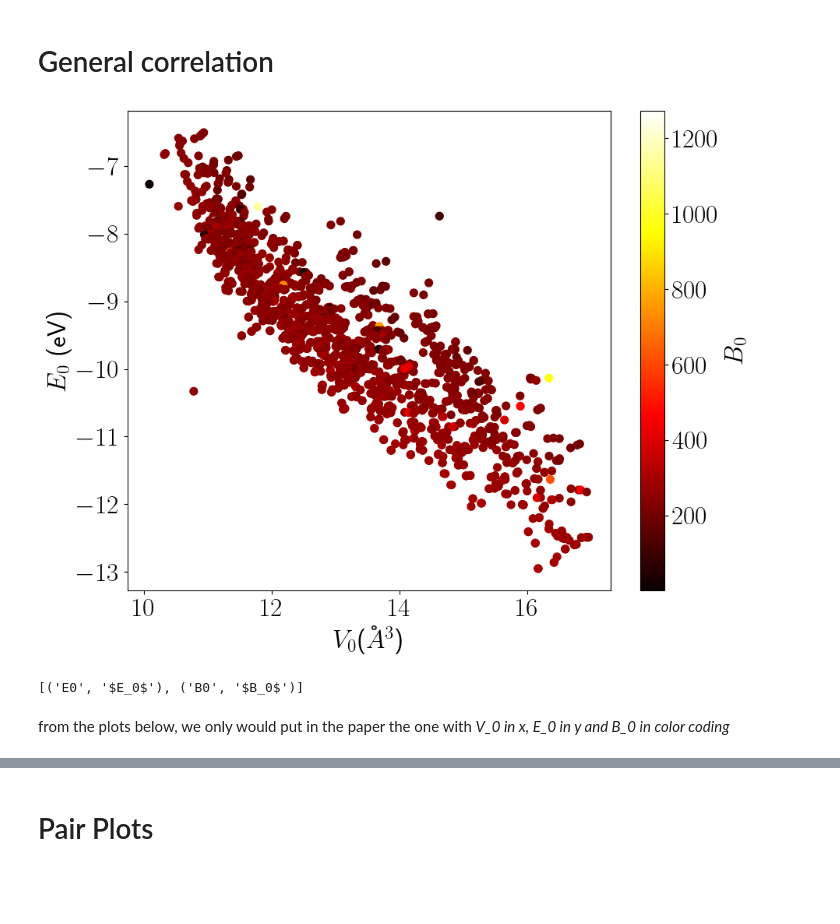
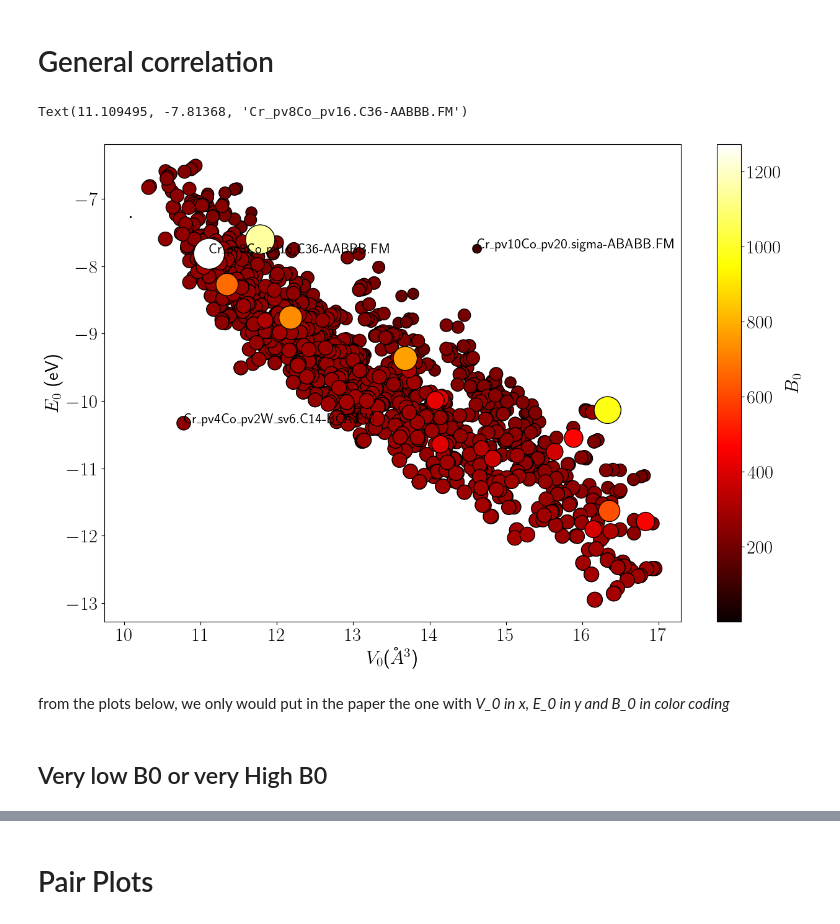
Before and after one commit to AIIMProject/MLFeMoTCPs, a Jupyter notebook: 02_CharacterizeDataset.ipynb, the cells around one changed output, grey strips where cells are left out. Saved outputs shown, nothing was run; the diff lists cells and outputs as text; code cells hidden in the pictures; blank space fills up the shorter version.

Commit message:
easy outlier detection by eye

```diff
--- a/02_CharacterizeDataset.ipynb
+++ b/02_CharacterizeDataset.ipynb
@@ -6,14 +6,3 @@ the idea of this notebook is to characterize the dataset only, regarding only st
 input: `CuratedBriefSummary.pkl`
 
 output: plots
-# %%
-import pandas as pd
-import os
-import matplotlib.pyplot as plt
-from itertools import permutations
-import seaborn as sns
-plt.style.use('default')
-plt.rc('figure', figsize = (10,8))
-plt.rc('text',usetex=True)
-plt.rc('font', size=24)
-dataset = 'Cr-Co-W'#'Fe-Mo/'
@@ -57,18 +110,25 @@ for target, label in targets.items():
 [figure]
 # %% [markdown]
 # General correlation
+# %%
+BS.sort_values(by='B0', inplace=True)
 # %%
 #fig, ax = plt.subplots()
-plt.scatter(BS.V0, BS.E0, c=BS.B0, marker = 'o' , s = 50, cmap='hot')
+plt.scatter(BS.V0, BS.E0, c=BS.B0, marker = 'o' , s = BS.B0, cmap='hot', edgecolor='k')
 cbar = plt.colorbar()
 plt.ylabel(targets['E0']+' (eV)')
 plt.xlabel(targets['V0']+'($\AA^3$)')
 cbar.set_label(targets['B0'])
+outlier_right = BS[(BS['E0']>-8) & (BS['V0']>14)].index
+outlier_left =BS[(BS['E0']<-10) & (BS['V0']<11)].index
+plt.annotate(outlier_left[0],*BS.loc[outlier_left][['V0', 'E0']].values, fontsize=16 )
+plt.annotate(outlier_right[0],*BS.loc[outlier_right][['V0', 'E0']].values,fontsize=16)
+outlier_high_b0 = BS[BS['B0']>1100].index
+plt.annotate(outlier_high_b0[0],*BS.loc[outlier_high_b0][['V0', 'E0']].values, fontsize=16)
 # %% [output]
+Text(11.109495, -7.81368, 'Cr_pv8Co_pv16.C36-AABBB.FM')
-[figure, old version]
+[figure, new version]
-# %%
-list(targets.items())[:2]
-# %% [output]
-[('E0', '$E_0$'), ('B0', '$B_0$')]
 # %% [markdown]
 from the plots below, we only would put in the paper the one with _V_0 in x, E_0 in y and B_0 in color coding_
+# %% [markdown]
+## Very low B0 or very High B0
```
Also changed, not shown: parts of 18 cells of this notebook, 6 other files.
